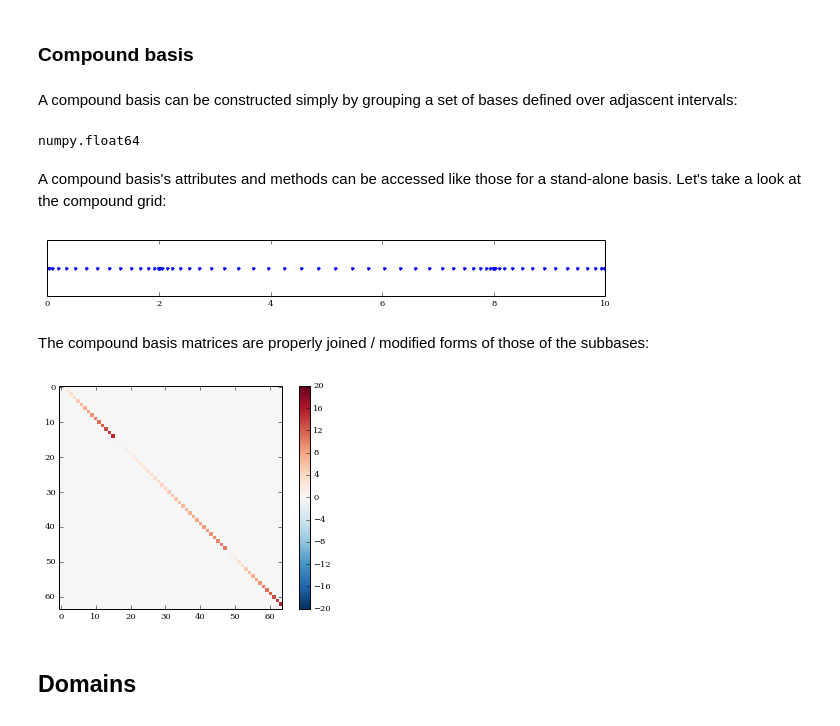
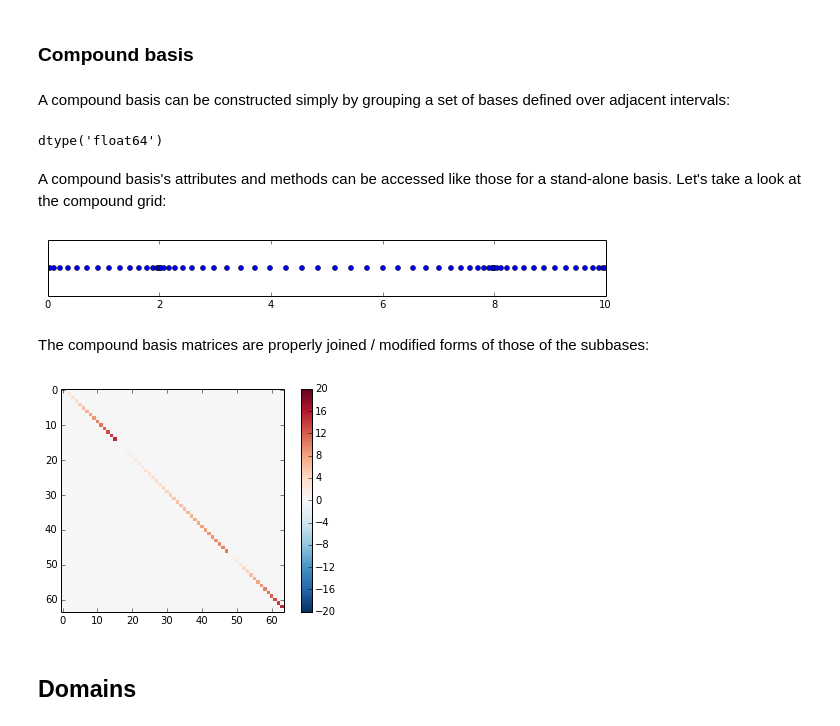
Before and after one commit to enlighter/dedalus, a Jupyter notebook: docs/notebooks/dedalus_tutorial_bases_domains.ipynb, the cells around one changed output. Saved outputs shown, nothing was run; the diff lists cells and outputs as text; code cells hidden in the pictures.

Commit message:
updated bases and domains notebook

```diff
--- a/docs/notebooks/dedalus_tutorial_bases_domains.ipynb
+++ b/docs/notebooks/dedalus_tutorial_bases_domains.ipynb
@@ -97,29 +105,29 @@ sparse_matrix_plot(xbasis.Int, clim=2)
 # %% [markdown]
 ### Compound basis
 # %% [markdown]
-A compound basis can be constructed simply by grouping a set of bases defined over adjascent intervals:
+A compound basis can be constructed simply by grouping a set of bases defined over adjacent intervals:
 # %%
-xbasis_1 = de.Chebyshev(16, interval=(0,2))
-xbasis_2 = de.Chebyshev(32, interval=(2,8))
-xbasis_3 = de.Chebyshev(16, interval=(8,10))
-xbasis = de.Compound((xbasis_1, xbasis_2, xbasis_3))
-xbasis.set_transforms(np.float64)
+xbasis_1 = de.Chebyshev('x',16, interval=(0,2))
+xbasis_2 = de.Chebyshev('x',32, interval=(2,8))
+xbasis_3 = de.Chebyshev('x',16, interval=(8,10))
+xbasis = de.Compound('x',(xbasis_1, xbasis_2, xbasis_3))
+xbasis.set_dtype(np.float64)
 # %% [output]
-numpy.float64
+dtype('float64')
 # %% [markdown]
 A compound basis's attributes and methods can be accessed like those for a stand-alone basis.  Let's take a look at the compound grid:
 # %%
 plt.figure(figsize=(10, 1))
-plt.plot(xbasis.grid, np.zeros_like(xbasis.grid), '.')
+plt.plot(xbasis.grid(), np.zeros_like(xbasis.grid()), 'o',markersize=5)
 plt.gca().yaxis.set_ticks([]);
 # %% [output]
-[figure, old version]
+[figure, new version]
 # %% [markdown]
 The compound basis matrices are properly joined / modified forms of those of the subbases:
 # %%
-sparse_matrix_plot(xbasis.Pre*xbasis.Diff, clim=20)
+sparse_matrix_plot(xbasis.Precondition*xbasis.Differentiate.matrix_form(), clim=20)
 # %% [output]
-[figure, old version]
+[figure, new version]
 # %% [markdown]
 ## Domains
 # %% [markdown]
```
Also changed, not shown: parts of 17 cells of this notebook.
